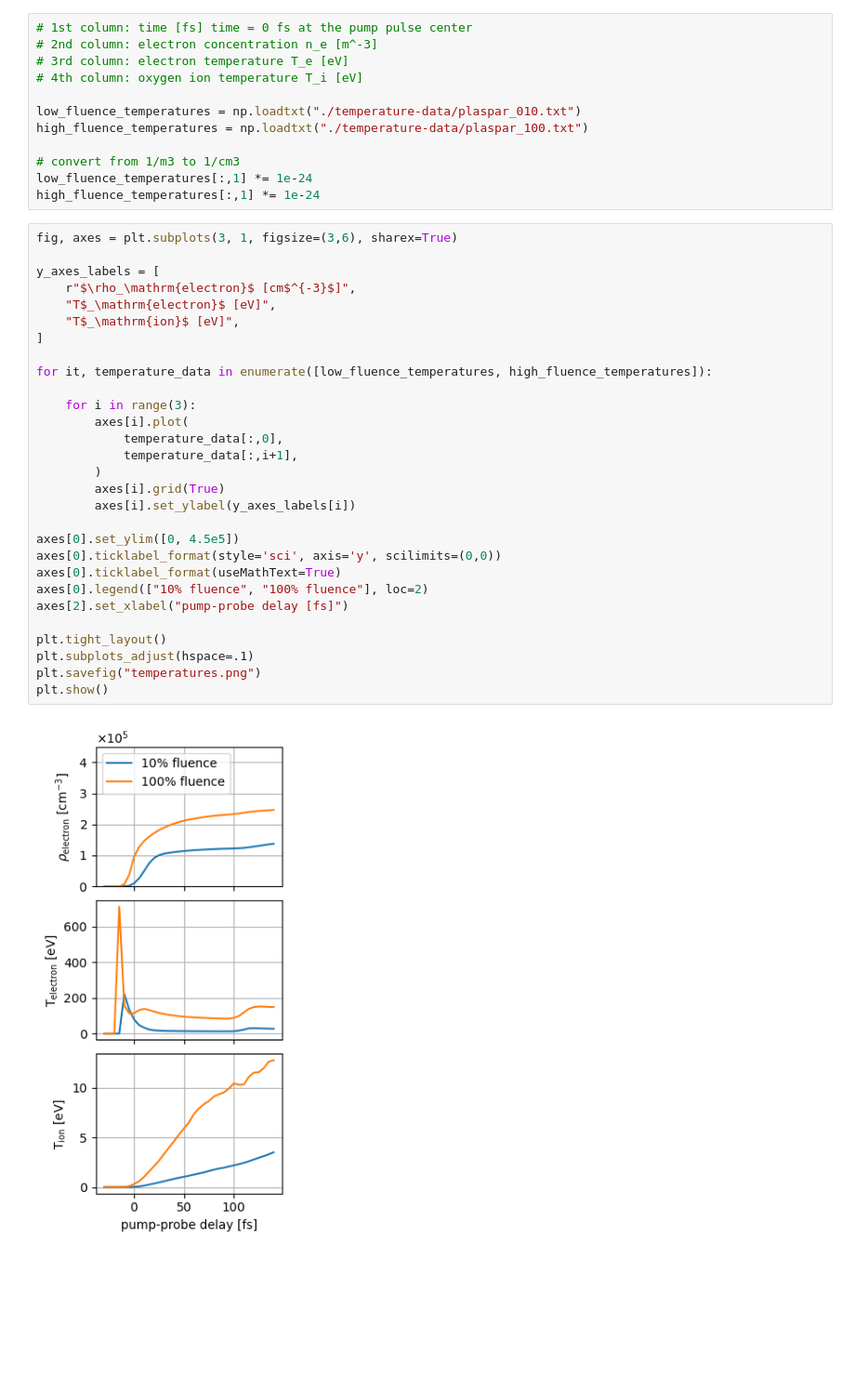
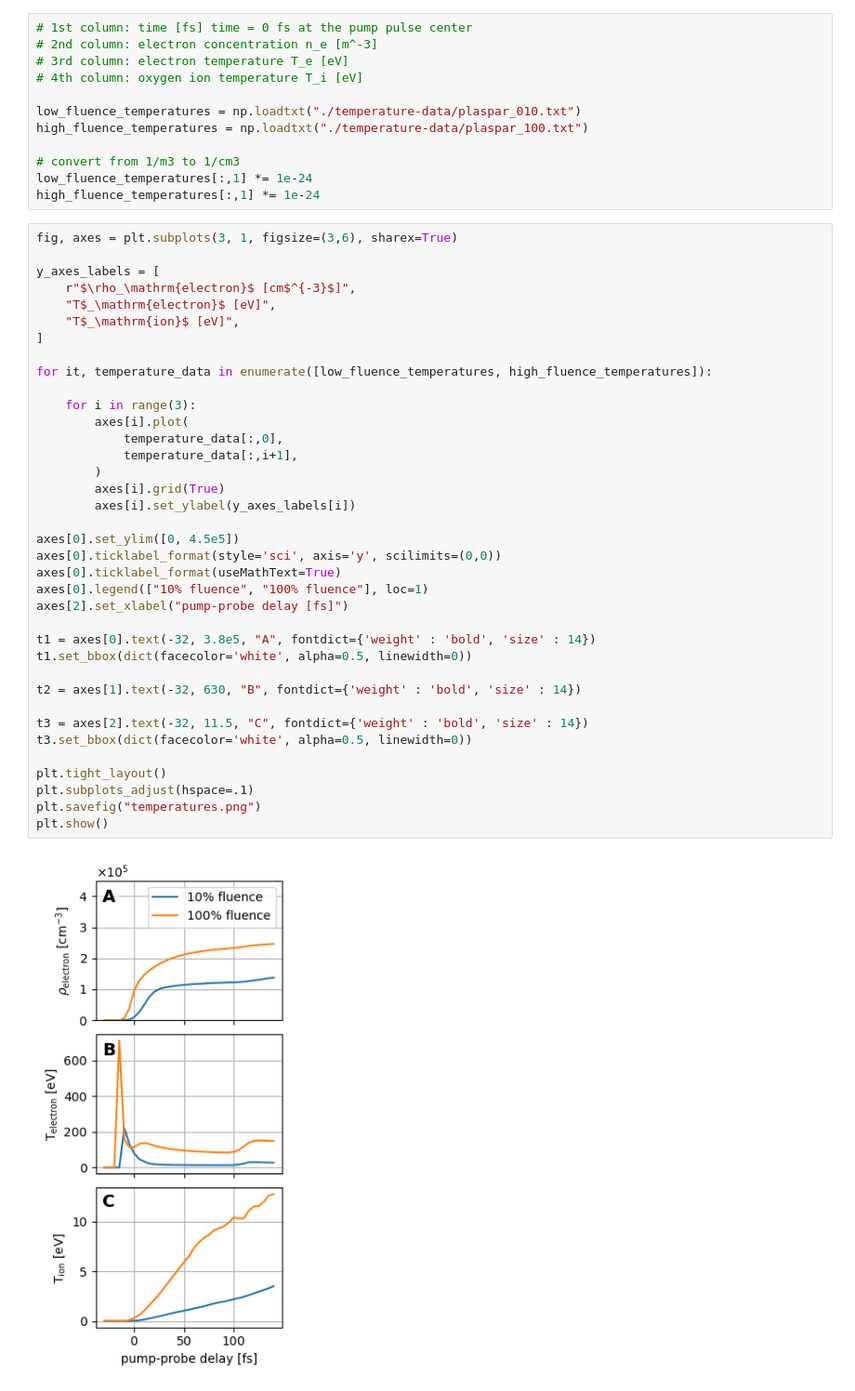
Before and after one commit to tjlane/cxig0715, a Jupyter notebook: figures/figures.ipynb, the cells around one changed output. Shown at 93% size. Drawn from its saved outputs; the diff is of its cells as text; blank space fills up the shorter version.

Commit message:
add figure labels

```diff
--- a/figures/figures.ipynb
+++ b/figures/figures.ipynb
@@ -699,31 +699,39 @@ high_fluence_temperatures[:,1] *= 1e-24
 # %%
 fig, axes = plt.subplots(3, 1, figsize=(3,6), sharex=True)
 
 y_axes_labels = [
     r"$\rho_\mathrm{electron}$ [cm$^{-3}$]",
     "T$_\mathrm{electron}$ [eV]",
     "T$_\mathrm{ion}$ [eV]",
 ]
 
 for it, temperature_data in enumerate([low_fluence_temperatures, high_fluence_temperatures]):
 
     for i in range(3):
         axes[i].plot(
             temperature_data[:,0],
             temperature_data[:,i+1],
         )
         axes[i].grid(True)
         axes[i].set_ylabel(y_axes_labels[i])
 
 axes[0].set_ylim([0, 4.5e5])
 axes[0].ticklabel_format(style='sci', axis='y', scilimits=(0,0))
 axes[0].ticklabel_format(useMathText=True)
-axes[0].legend(["10% fluence", "100% fluence"], loc=2)
+axes[0].legend(["10% fluence", "100% fluence"], loc=1)
 axes[2].set_xlabel("pump-probe delay [fs]")
+
+t1 = axes[0].text(-32, 3.8e5, "A", fontdict={'weight' : 'bold', 'size' : 14})
+t1.set_bbox(dict(facecolor='white', alpha=0.5, linewidth=0))
+
+t2 = axes[1].text(-32, 630, "B", fontdict={'weight' : 'bold', 'size' : 14})
+
+t3 = axes[2].text(-32, 11.5, "C", fontdict={'weight' : 'bold', 'size' : 14})
+t3.set_bbox(dict(facecolor='white', alpha=0.5, linewidth=0))
 
 plt.tight_layout()
 plt.subplots_adjust(hspace=.1)
 plt.savefig("temperatures.png")
 plt.show()
 # %% [output]
-[figure, old version]
+[figure, new version]
```
